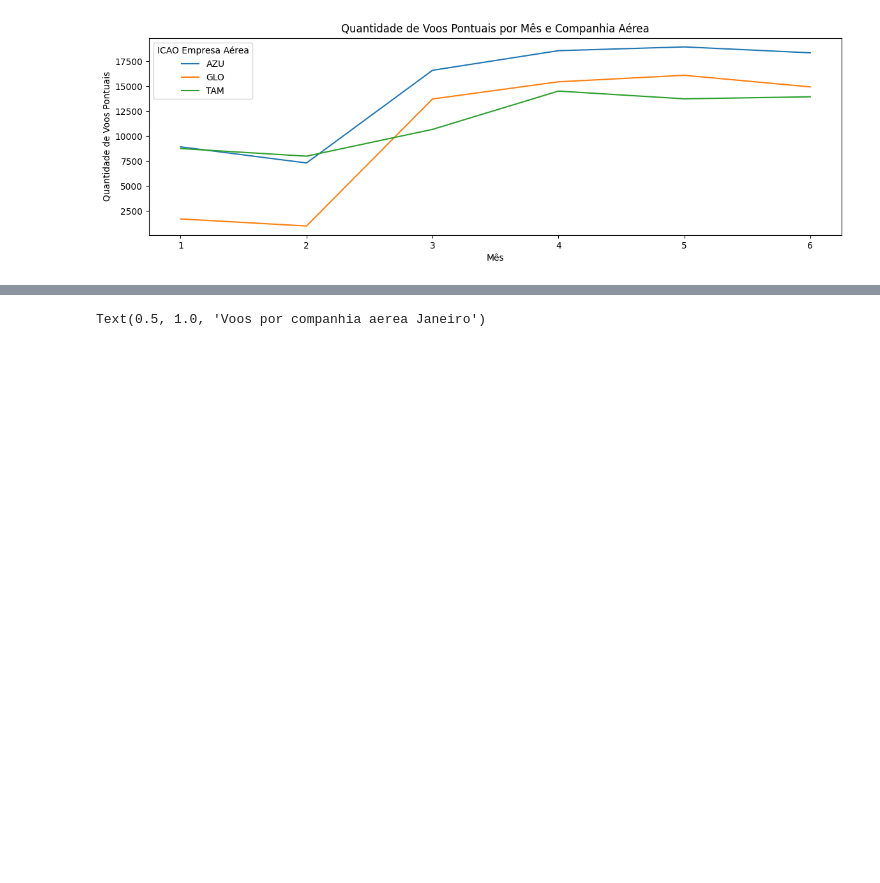
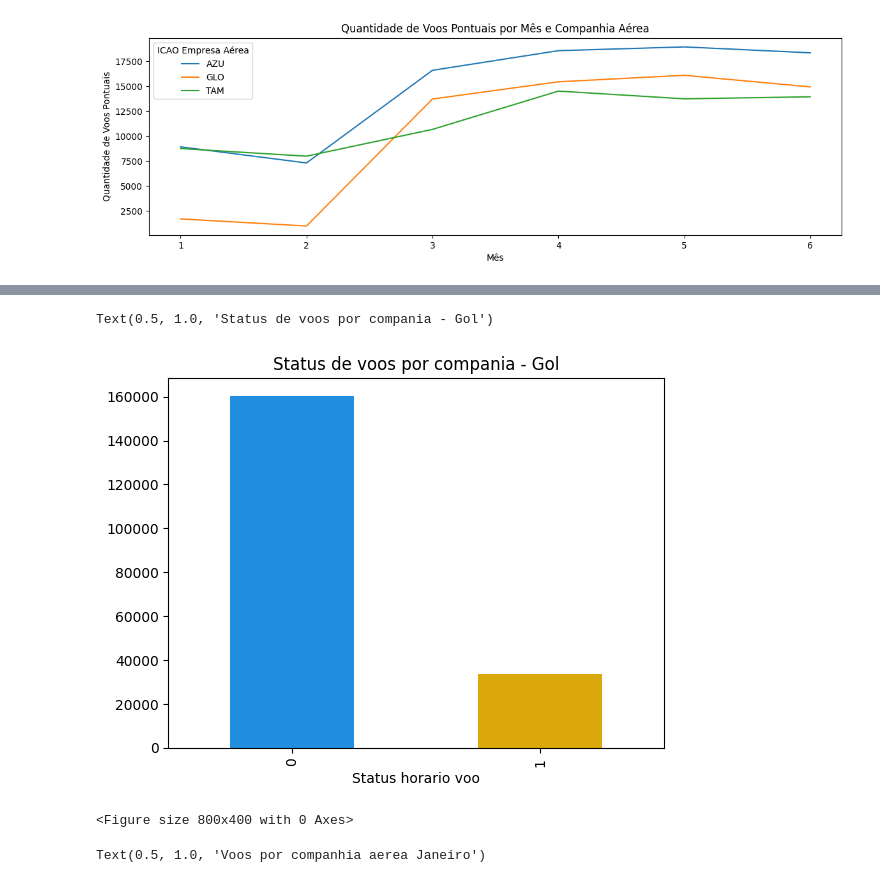
Before and after one commit to franciscojosecvrl/PortifolioDeDados, a Jupyter notebook: aquisicao_de_dados.ipynb, the cells around one changed output, grey strips where cells are left out. Cells and saved outputs as stored; diff of their text form; code cells hidden in the pictures; blank space fills up the shorter version.

```diff
--- a/aquisicao_de_dados.ipynb
+++ b/aquisicao_de_dados.ipynb
@@ -500,3 +652,11 @@ plt.show()
+# %%
+plot = datasets_voos_2018[datasets_voos_2018['ICAO Empresa Aérea']== 'GLO']['Status horario voo'].value_counts().plot(kind="bar", color = ['#218EDF','#DCA90C'])
+plt.figure(figsize=(8,4), )
+plot.set_title("Status de voos por compania - Gol")
+# %% [output]
+Text(0.5, 1.0, 'Status de voos por compania - Gol')
+[figure, added]
+<Figure size 800x400 with 0 Axes>
 # %%
 voos_efetivados_janeiro = dados_janeiro[dados_janeiro['Situação Voo'] == 'REALIZADO']
 plt.figure(figsize=(8,4))
```
Also changed, not shown: parts of 19 cells of this notebook.
